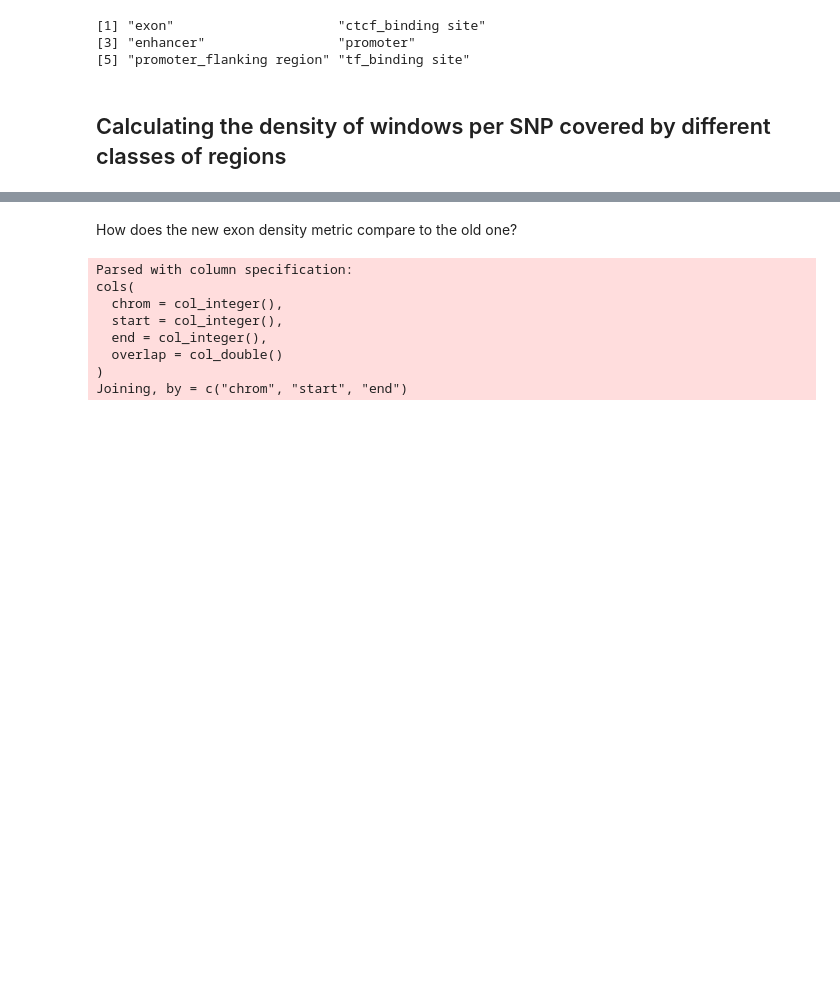
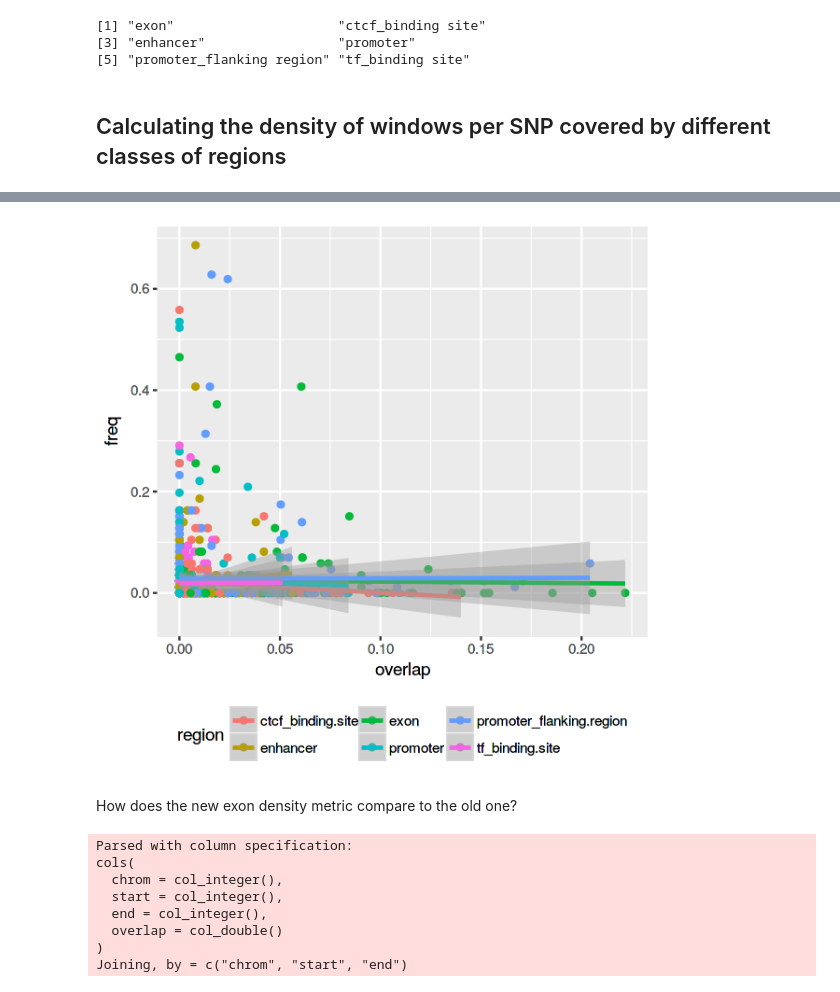
Before and after one commit to bodkan/nea-over-time, a Jupyter notebook: notebooks/introgression_predictors.ipynb, the cells around one changed output, grey strips where cells are left out. Drawn from its saved outputs; the diff is of its cells as text; code cells hidden in the pictures; blank space fills up the shorter version.

```diff
--- a/notebooks/introgression_predictors.ipynb
+++ b/notebooks/introgression_predictors.ipynb
@@ -382,0 +427,7 @@ save(sites, file="../RData/annotations.RData")
+# %%
+freq_region <-
+    mcols(sites) %>%
+    as.data.frame %>%
+    as_tibble %>%
+    sample_frac(size=0.05) %>%
+    gather(region, overlap, -freq)
@@ -383,3 +444,12 @@ save(sites, file="../RData/annotations.RData")
+# %%
+options(repr.plot.width=5, repr.plot.height=5)
+
+ggplot(sample_n(freq_region, 1000), aes(overlap, freq, color=region)) +
+    geom_point() +
+    geom_smooth(method="lm", aes(group=region)) +
+    theme(legend.position="bottom")
+# %% [output]
+[figure, added]
 # %% [markdown]
 How does the new exon density metric compare to the old one?
 # %%
```
Also changed, not shown: parts of 9 cells of this notebook.
